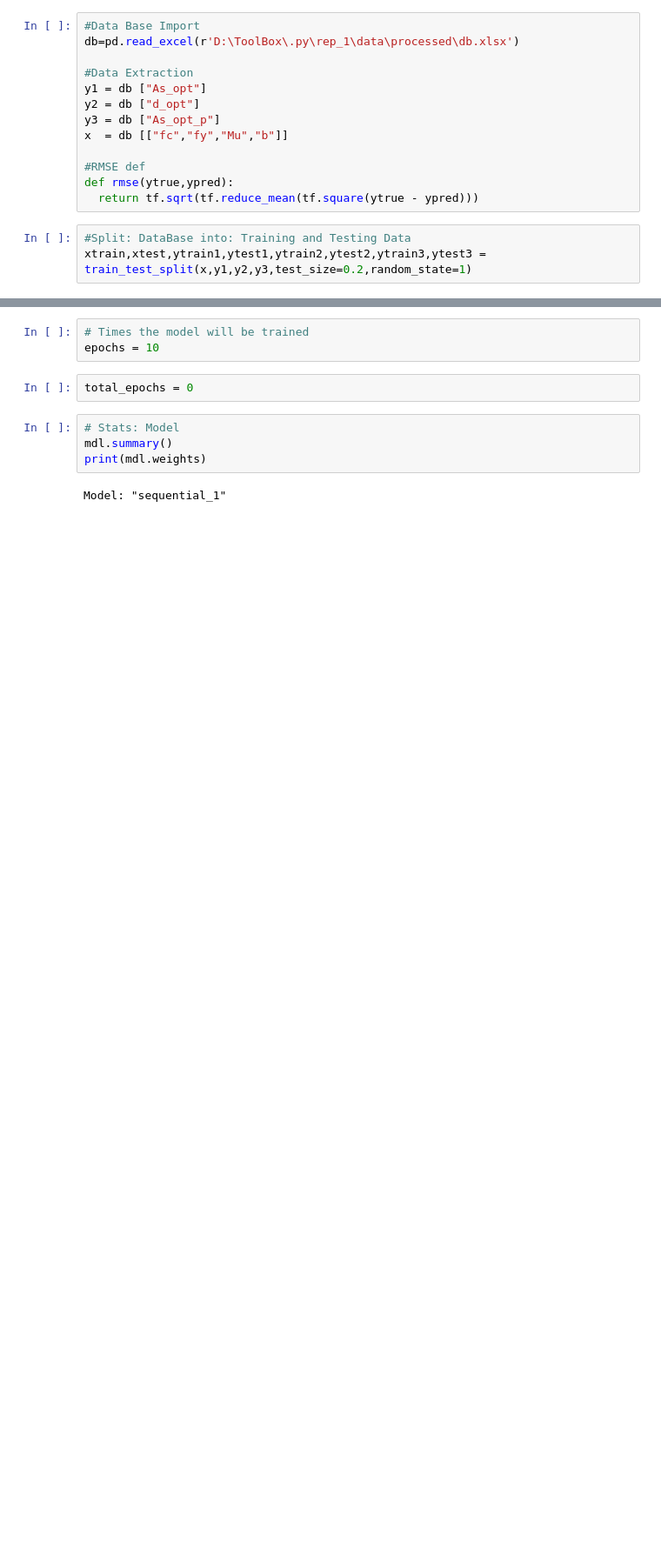
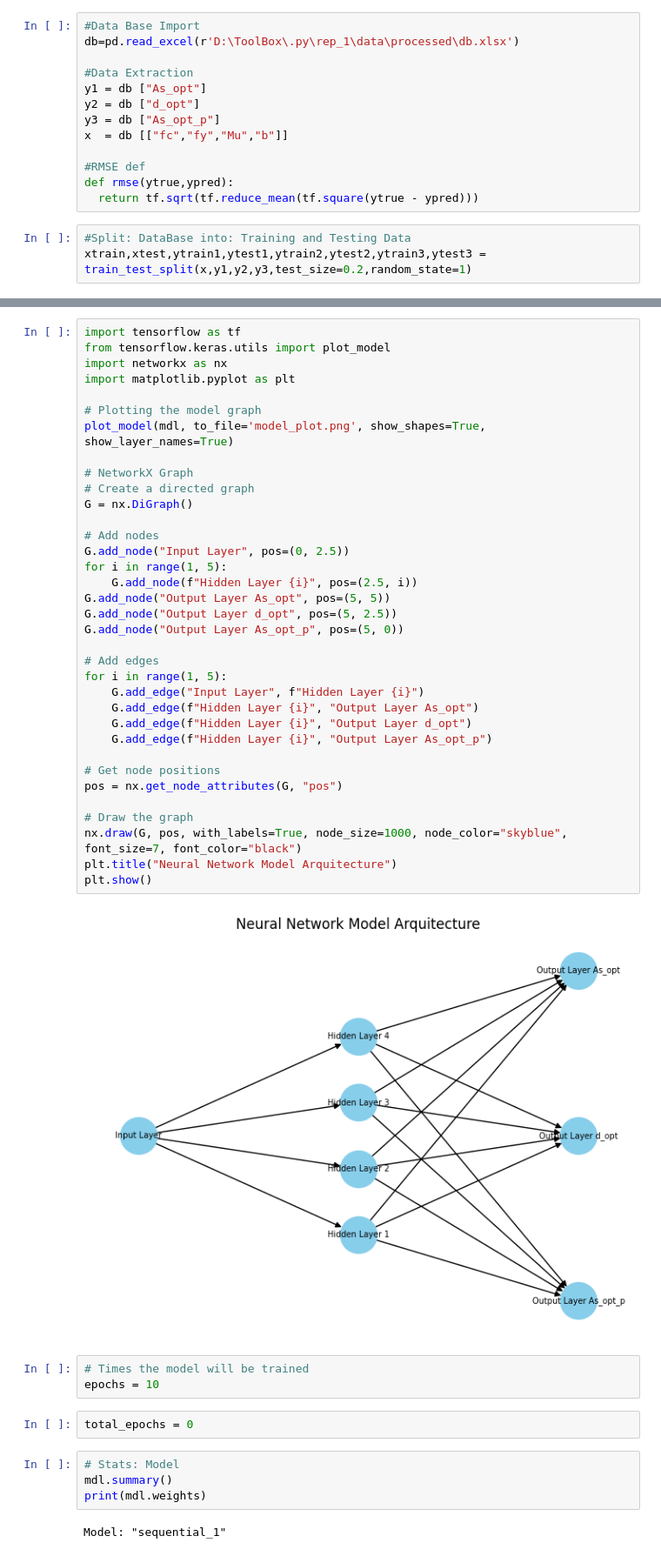
Before and after one commit to orjan3/Automating_Structural_Design_of_a_building_Using_ML_and_APIs, a Jupyter notebook: notebooks/nn_bms_1mdls.ipynb, the cells around one changed output, grey strips where cells are left out. Shown at 87% size. Saved outputs shown, nothing was run; the diff lists cells and outputs as text; blank space fills up the shorter version.

```diff
--- a/notebooks/nn_bms_1mdls.ipynb
+++ b/notebooks/nn_bms_1mdls.ipynb
@@ -43,3 +85,40 @@ mdl = tf.keras.Model(inputs=input_layer, outputs=[output1, output2, output3])
+# %%
+import tensorflow as tf
+from tensorflow.keras.utils import plot_model
+import networkx as nx
+import matplotlib.pyplot as plt
+
+# Plotting the model graph
+plot_model(mdl, to_file='model_plot.png', show_shapes=True, show_layer_names=True)
+
+# NetworkX Graph
+# Create a directed graph
+G = nx.DiGraph()
+
+# Add nodes
+G.add_node("Input Layer", pos=(0, 2.5))
+for i in range(1, 5):
+    G.add_node(f"Hidden Layer {i}", pos=(2.5, i))
+G.add_node("Output Layer As_opt", pos=(5, 5))
+G.add_node("Output Layer d_opt", pos=(5, 2.5))
+G.add_node("Output Layer As_opt_p", pos=(5, 0))
+
+# Add edges
+for i in range(1, 5):
+    G.add_edge("Input Layer", f"Hidden Layer {i}")
+    G.add_edge(f"Hidden Layer {i}", "Output Layer As_opt")
+    G.add_edge(f"Hidden Layer {i}", "Output Layer d_opt")
+    G.add_edge(f"Hidden Layer {i}", "Output Layer As_opt_p")
+
+# Get node positions
+pos = nx.get_node_attributes(G, "pos")
+
+# Draw the graph
+nx.draw(G, pos, with_labels=True, node_size=1000, node_color="skyblue", font_size=7, font_color="black")
+plt.title("Neural Network Model Arquitecture")
+plt.show()
+# %% [output]
+[figure, added]
 # %%
 # Times the model will be trained
 epochs = 10
```
Also changed, not shown: parts of 5 cells of this notebook, 31 other files.
